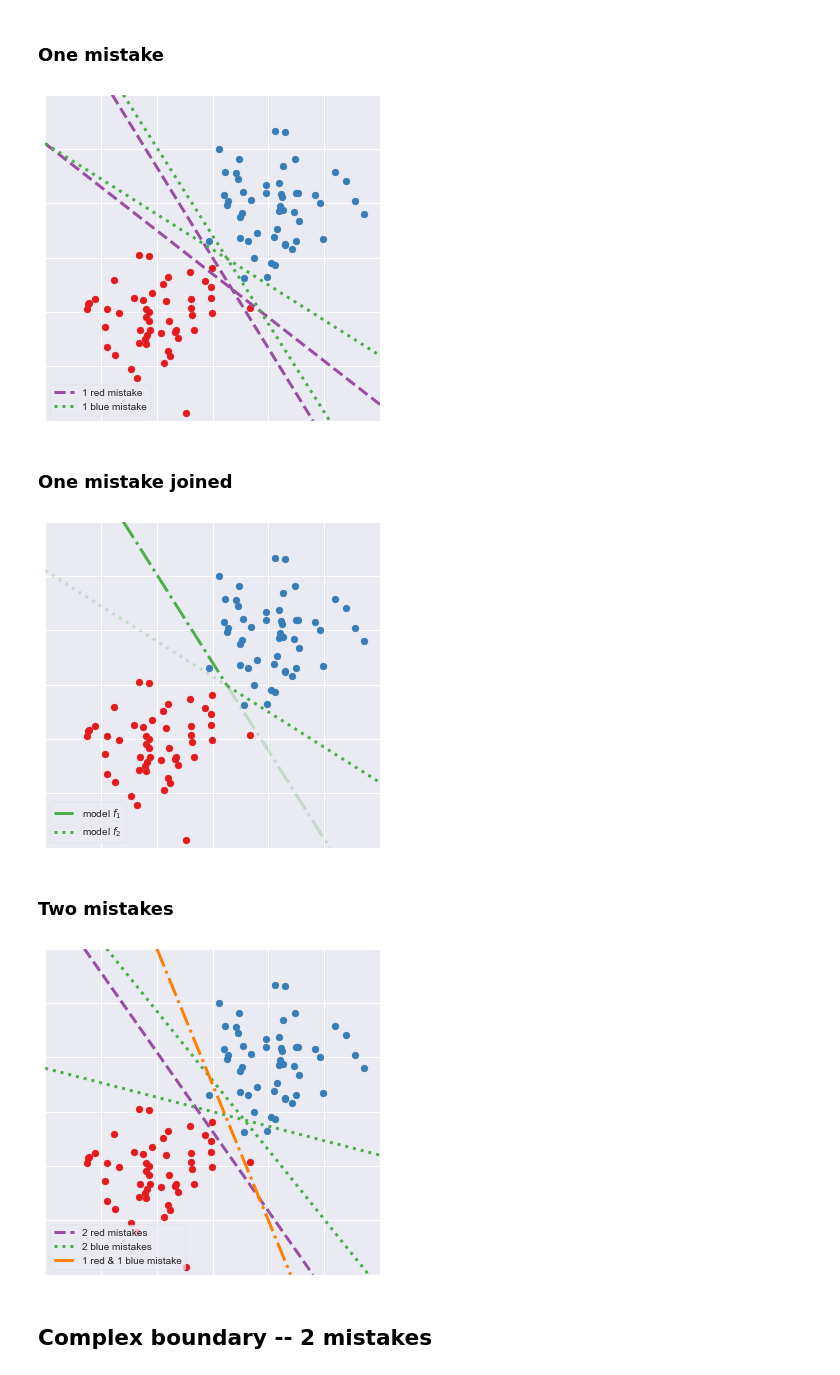
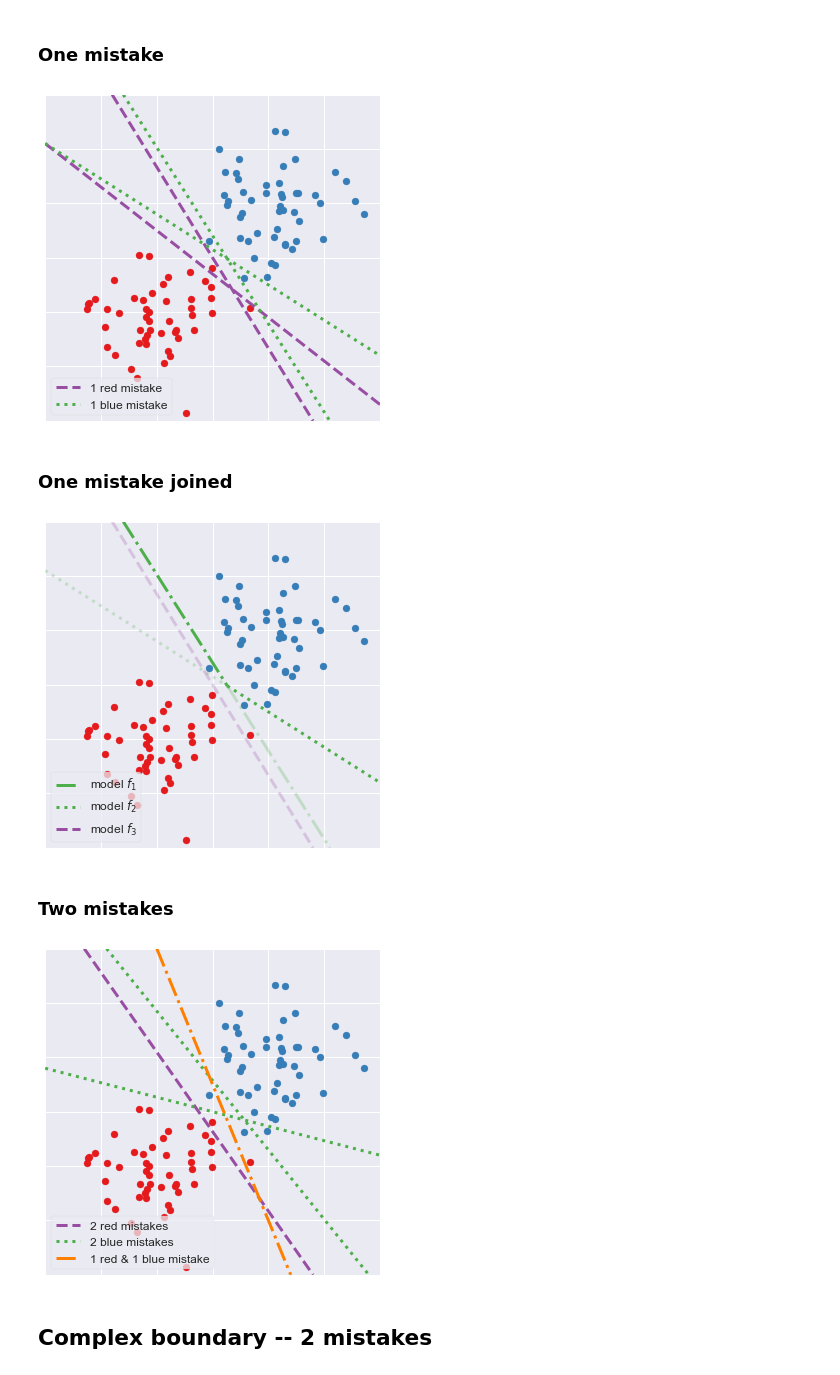
Before and after one commit to So-Cool/CrossModelFairness, a Jupyter notebook: notebooks/toy_plots.ipynb, the cells around one changed output. Cells and saved outputs as stored; diff of their text form; code cells hidden in the pictures.

```diff
--- a/notebooks/toy_plots.ipynb
+++ b/notebooks/toy_plots.ipynb
@@ -213,10 +213,10 @@ plt.tick_params(
 plt.tick_params(
     axis='y', which='both', left=False, right=False, labelleft=False)
 
-plt.legend(loc='lower left', frameon=True, framealpha=.75)  # , facecolor='white'
-plt.savefig('../figure/linear_model_multiplicity_1.pdf', dpi=300, bbox_inches='tight', pad_inches=0)
+plt.legend(loc='lower left', frameon=True, framealpha=.75, fontsize=12)  # , facecolor='white'
+plt.savefig('./figures/linear_model_multiplicity_1.pdf', dpi=300, bbox_inches='tight', pad_inches=0)
 # %% [output]
-[figure, old version]
+[figure, new version]
 # %% [markdown]
 ### One mistake joined
 # %%
@@ -233,6 +233,7 @@ plt.scatter(gaussian_2d_two[:, 0], gaussian_2d_two[:, 1], c=c_2)
 
 ls_y_1 = dict(linewidth=3, color=plt.cm.Set1(2), linestyle=':')  # 'yellow' # -.
 ls_y_2 = dict(linewidth=3, color=plt.cm.Set1(2), linestyle='-.')  # 'yellow' # -.
+ls_o = dict(linewidth=3, color=plt.cm.Set1(3), linestyle='--')  # 'orange'
 # blue mistake (swapped order)
 ## y = -60/37x + 209/37
 plt.plot((0.4, 8135/3595), (5, 7115/3595), **ls_y_2, label='model $f_1$')  # 4.1, -1
@@ -242,49 +243,52 @@ plt.plot((8135/3595, 5), (7115/3595, 0.2), **ls_y_1, label='model $f_2$')  # -1,
 plt.plot((-1, 8135/3595), (4.1, 7115/3595), **ls_y_1, alpha=0.25)  # -1, 4.1
 # cut x = 8135/3595 = 2.26286509 | y1 = 7115/3595 | y2 = 7115/3595
 
+plt.plot((0.0, 0.2), (7, 6), **ls_o, label='model $f_3$')
+plt.plot((0.2, 3.8), (5, -1), **ls_o, alpha=0.25)
+
 plt.tick_params(
     axis='x', which='both', bottom=False, top=False, labelbottom=False)
 plt.tick_params(
     axis='y', which='both', left=False, right=False, labelleft=False)
 
-plt.legend(loc='lower left', frameon=True, framealpha=.75)  # , facecolor='white'
-plt.savefig('../figure/linear_model_multiplicity_1_joined.pdf', dpi=300, bbox_inches='tight', pad_inches=0)
+plt.legend(loc='lower left', frameon=True, framealpha=.75, fontsize=12)  # , facecolor='white'
+plt.savefig('./figures/linear_model_multiplicity_1_joined.pdf', dpi=300, bbox_inches='tight', pad_inches=0)
 # %% [output]
-[figure, old version]
+[figure, new version]
 # %% [markdown]
 ### Two mistakes
 # %%
 plt.figure(figsize=(6, 6))
 
 c_1 = np.asarray([plt.cm.Set1(0)])
 c_2 = np.asarray([plt.cm.Set1(1)])
 
 plt.xlim([-1, 5])
 plt.ylim([-1, 5])
 
 plt.scatter(gaussian_2d_one[:, 0], gaussian_2d_one[:, 1], c=c_1)
 plt.scatter(gaussian_2d_two[:, 0], gaussian_2d_two[:, 1], c=c_2)
 
 ls_y = dict(linewidth=3, color=plt.cm.Set1(2), linestyle=':')  # 'yellow' # -.
 ls_o = dict(linewidth=3, color=plt.cm.Set1(3), linestyle='--')  # 'orange'
 ls_r = dict(linewidth=3, color=plt.cm.Set1(4), linestyle='-.')
 # red mistake
 plt.plot((-0.3, 3.8), (5, -1), **ls_o, label='2 red mistakes')
 # blue mistake
 plt.plot((0.1, 4.8), (5, -1.0), **ls_y, label='2 blue mistakes')
 plt.plot((-1, 5), (2.8, 1.2), **ls_y)
 # one of each
 plt.plot((1.0, 3.4), (5, -1), **ls_r, label='1 red & 1 blue mistake')
 
 plt.tick_params(
     axis='x', which='both', bottom=False, top=False, labelbottom=False)
 plt.tick_params(
     axis='y', which='both', left=False, right=False, labelleft=False)
 
-plt.legend(loc='lower left', frameon=True, framealpha=.75)  # , facecolor='white'
-plt.savefig('../figure/linear_model_multiplicity_2.pdf', dpi=300, bbox_inches='tight', pad_inches=0)
+plt.legend(loc='lower left', frameon=True, framealpha=.75, fontsize=12)  # , facecolor='white'
+plt.savefig('./figures/linear_model_multiplicity_2.pdf', dpi=300, bbox_inches='tight', pad_inches=0)
 # %% [output]
-[figure, old version]
+[figure, new version]
 # %% [markdown]
 ## Complex boundary -- 2 mistakes
 # %% [markdown]
```
Also changed, not shown: parts of 11 cells of this notebook, 7 other files.
